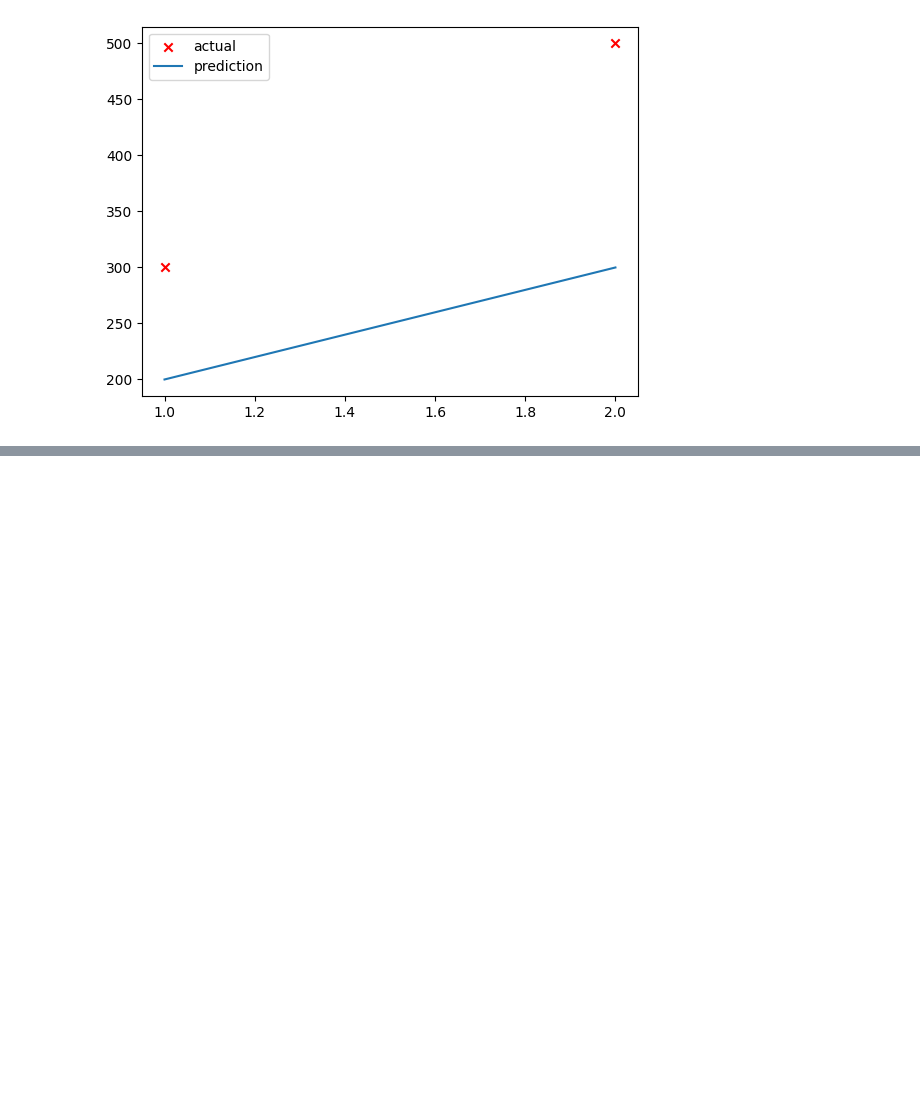
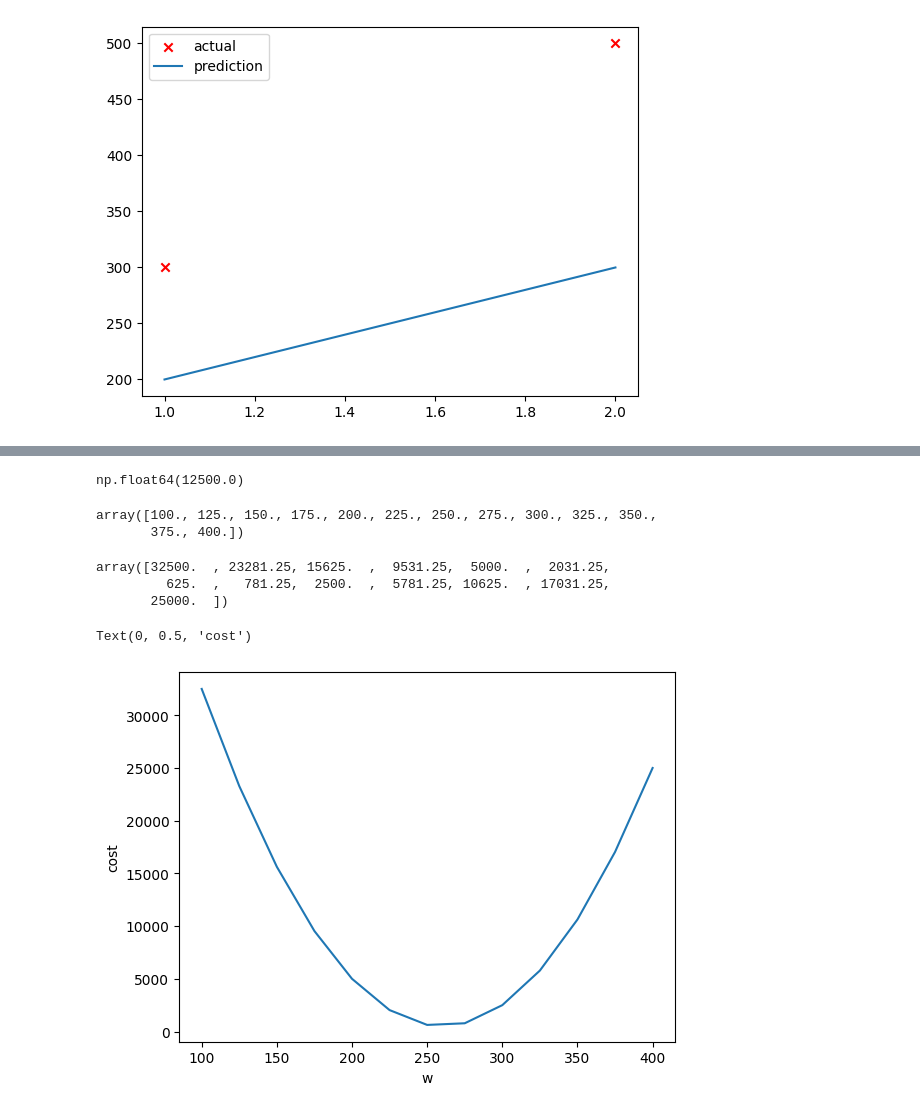
Before and after one commit to crazypanda123/Machine-Learning-Specialization, a Jupyter notebook: Course 1 - Supervised Machine Learning- Regression and Classification/test_C1.ipynb, the cells around one changed output, grey strips where cells are left out. Saved outputs shown, nothing was run; the diff lists cells and outputs as text; code cells hidden in the pictures; blank space fills up the shorter version.

```diff
--- a/Course 1 - Supervised Machine Learning- Regression and Classification/test_C1.ipynb
+++ b/Course 1 - Supervised Machine Learning- Regression and Classification/test_C1.ipynb
@@ -58,0 +61,7 @@ plt.legend()
+# %%
+def compute_model_output(x, w, b):
+    y_pred = []
+    m = len(x)
+    for i in range(m):
+        y_pred.append(w * x[i] + b)
+    return y_pred
@@ -58,0 +82,36 @@ plt.legend()
+# %%
+def compute_cost(x, y, w, b):
+    m = len(x)
+    j_wb = 0
+    y_pred = compute_model_output(x, w, b)
+    for i in range(m):
+        j_i = (y_pred[i] - y[i])**2
+        j_wb = j_wb + j_i
+    return j_wb/(2 * m)
+# %%
+compute_cost(x_train, y_train, 100, 100)
+# %% [output]
+np.float64(12500.0)
+# %%
+w_list = np.linspace(100, 400, 13)
+w_list
+# %% [output]
+array([100., 125., 150., 175., 200., 225., 250., 275., 300., 325., 350.,
+       375., 400.])
+# %%
+#create numpy array by applying
+# function compute_cost on each member
+# of w_list
+cost_values = np.array([compute_cost(x_train, y_train, w, 0) for w in w_list])
+cost_values
+# %% [output]
+array([32500.  , 23281.25, 15625.  ,  9531.25,  5000.  ,  2031.25,
+         625.  ,   781.25,  2500.  ,  5781.25, 10625.  , 17031.25,
+       25000.  ])
+# %%
+plt.plot(w_list, cost_values)
+plt.xlabel('w')
+plt.ylabel('cost')
+# %% [output]
+Text(0, 0.5, 'cost')
+[figure, added]
```
Also changed, not shown: parts of 13 cells of this notebook.
